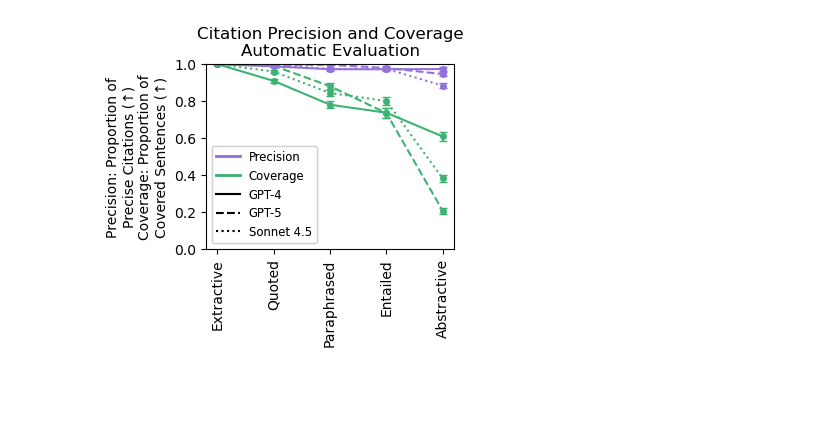
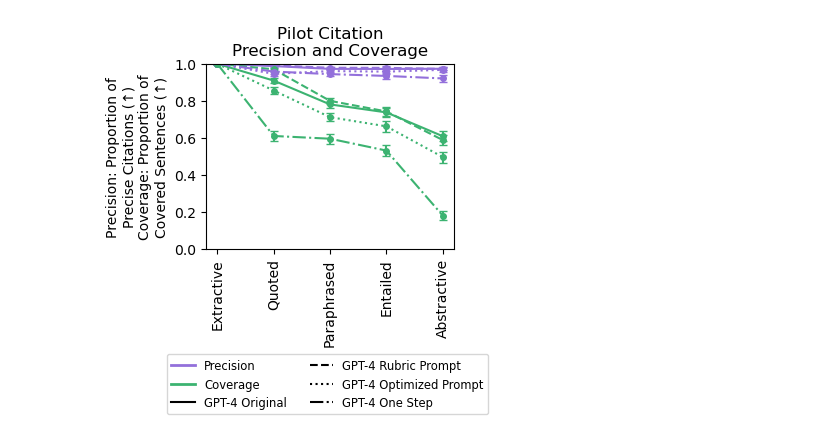
Before and after one commit to guestrin-lab/extractive-abstractive-spectrum, a Jupyter notebook: visualize_results/plotting_by_metric_gpt5_sonnet4.5.ipynb, the cells around one changed output. Drawn from its saved outputs; the diff is of its cells as text; code cells hidden in the pictures; blank space fills up the shorter version.

Commit message:
2026 revision visualization

```diff
--- a/visualize_results/plotting_by_metric_gpt5_sonnet4.5.ipynb
+++ b/visualize_results/plotting_by_metric_gpt5_sonnet4.5.ipynb
@@ -12,7 +16,8 @@ from matplotlib.lines import Line2D
 # %%
-plot_pilot_results = False
+plot_pilot_results = True
 plot_needs_citation = True
 plot_auto_eval_results = True
+plot_prompt_optimization_results = True
 
 datasets = ['NQ', 'Eta3G', 'MH', 'MASH']
 label_datasets = ['NQ', 'Eta3G', '2WikiMH', 'MASH']
@@ -29,7 +34,13 @@ def get_results_for_notebook(model_type):
 gpt4_all_results_df, gpt4_results = get_results_for_notebook('gpt4')
 gpt5_all_results_df, gpt5_results = get_results_for_notebook('gpt5')
 sonnet45_all_results_df, sonnet45_results = get_results_for_notebook('sonnet4.5')
-results_tag = 'auto_eval_reasoning'
+deep_seek_all_results_df, sonnet45_results = get_results_for_notebook('deep_seek')
+# gpt4_optimized_all_results_df, gpt4_optimized_results = get_results_for_notebook('gpt4_optimized')
+gpt4_optimized_all_results_df, gpt4_optimized_results = get_results_for_notebook('gpt4_optimized')
+gpt4_rubric_prompt_all_results_df, gpt4_rubric_prompt_results = get_results_for_notebook('gpt4_hand_crafted')
+gpt4_one_step_all_results_df, gpt4_one_step_results = get_results_for_notebook('one_step_results')
+
+results_tag = 'one_step_results'
 # %%
 # Plot Utility and Fluency in aggregate
 results_labels = datasets
@@ -108,50 +174,85 @@ print(utilities)
 # %%
 # Initialize the plot
 fig, ax1 = plt.subplots()
 fig.set_size_inches([3.2, 2.4])
 
-precisions = [get_avg_precision_by_op(gpt5_all_results_df, ops[1:])]
-coverages = [get_avg_coverage_by_op(gpt5_all_results_df, ops[1:])]
-fig, ax1 = plot_utility_or_fluency(precisions, ['Precision'], fig, ax1, colors=['mediumpurple'], model_type='GPT-5')
-fig, ax1 = plot_utility_or_fluency(coverages, ['Coverage'], fig, ax1, colors=['mediumseagreen'], model_type='GPT-5')
+# Set labels and title
+ax1.set_ylabel('Precision: Proportion of\nPrecise Citations (↑)\nCoverage: Proportion of\nCovered Sentences (↑)')
 
-precisions = [get_avg_precision_by_op(sonnet45_all_results_df, ops[1:])]
-coverages = [get_avg_coverage_by_op(sonnet45_all_results_df, ops[1:])]
-fig, ax1 = plot_utility_or_fluency(precisions, ['Precision'], fig, ax1, colors=['mediumpurple'], model_type='Sonnet 4.5')
-fig, ax1 = plot_utility_or_fluency(coverages, ['Coverage'], fig, ax1, colors=['mediumseagreen'], model_type='Sonnet 4.5')
 
 precisions = [get_avg_precision_by_op(gpt4_all_results_df, ops[1:])]
 coverages = [get_avg_coverage_by_op(gpt4_all_results_df, ops[1:])]
 fig, ax1 = plot_utility_or_fluency(precisions, ['Precision'], fig, ax1, colors=['mediumpurple'], model_type='GPT-4')
 fig, ax1 = plot_utility_or_fluency(coverages, ['Coverage'], fig, ax1, colors=['mediumseagreen'], model_type='GPT-4')
 
-# Set labels and title
-ax1.set_ylabel('Precision: Proportion of\nPrecise Citations (↑)\nCoverage: Proportion of\nCovered Sentences (↑)')
+if plot_prompt_optimization_results:
+    precisions = [get_avg_precision_by_op(gpt4_optimized_all_results_df, ops[1:])]
+    coverages = [get_avg_coverage_by_op(gpt4_optimized_all_results_df, ops[1:])]
+    fig, ax1 = plot_utility_or_fluency(precisions, ['Precision'], fig, ax1, colors=['mediumpurple'], model_type='GPT-4 Optimized')
+    fig, ax1 = plot_utility_or_fluency(coverages, ['Coverage'], fig, ax1, colors=['mediumseagreen'], model_type='GPT-4 Optimized')
 
-# set the legend
-color_legend = [
-    Line2D([0], [0], color='mediumpurple',  linewidth=2, label='Precision'),
-    Line2D([0], [0], color='mediumseagreen', linewidth=2, label='Coverage'),
-    Line2D([0], [0], color='black', linestyle='-',  linewidth=1.5, label='GPT-4'),
-    Line2D([0], [0], color='black', linestyle='--', linewidth=1.5, label='GPT-5'),
-    Line2D([0], [0], color='black', linestyle=':',  linewidth=1.5, label='Sonnet 4.5'),
-]
+    precisions = [get_avg_precision_by_op(gpt4_rubric_prompt_all_results_df, ops[1:])]
+    coverages = [get_avg_coverage_by_op(gpt4_rubric_prompt_all_results_df, ops[1:])]
+    fig, ax1 = plot_utility_or_fluency(precisions, ['Precision'], fig, ax1, colors=['mediumpurple'], model_type='GPT-4 Rubric Prompt')
+    fig, ax1 = plot_utility_or_fluency(coverages, ['Coverage'], fig, ax1, colors=['mediumseagreen'], model_type='GPT-4 Rubric Prompt')
 
-legend1 = ax1.legend(handles=color_legend, loc="lower left", fontsize='small', title_fontsize='small')
-ax1.add_artist(legend1)
+    precisions = [get_avg_precision_by_op(gpt4_one_step_all_results_df, ops[1:])]
+    coverages = [get_avg_coverage_by_op(gpt4_one_step_all_results_df, ops[1:])]
+    fig, ax1 = plot_utility_or_fluency(precisions, ['Precision'], fig, ax1, colors=['mediumpurple'], model_type='GPT-4 One Step')
+    fig, ax1 = plot_utility_or_fluency(coverages, ['Coverage'], fig, ax1, colors=['mediumseagreen'], model_type='GPT-4 One Step')
+
+    # set the legend
+    color_legend = [
+        Line2D([0], [0], color='mediumpurple',  linewidth=2, label='Precision'),
+        Line2D([0], [0], color='mediumseagreen', linewidth=2, label='Coverage'),
+        Line2D([0], [0], color='black', linestyle='-',  linewidth=1.5, label='GPT-4 Original'),
+        Line2D([0], [0], color='black', linestyle='--',  linewidth=1.5, label='GPT-4 Rubric Prompt'),
+        Line2D([0], [0], color='black', linestyle=':',  linewidth=1.5, label='GPT-4 Optimized Prompt'),
+        Line2D([0], [0], color='black', linestyle='-.',  linewidth=1.5, label='GPT-4 One Step'),
+    ]
+else:
+    precisions = [get_avg_precision_by_op(gpt5_all_results_df, ops[1:])]
+    coverages = [get_avg_coverage_by_op(gpt5_all_results_df, ops[1:])]
+    fig, ax1 = plot_utility_or_fluency(precisions, ['Precision'], fig, ax1, colors=['mediumpurple'], model_type='GPT-5')
+    fig, ax1 = plot_utility_or_fluency(coverages, ['Coverage'], fig, ax1, colors=['mediumseagreen'], model_type='GPT-5')
+
+    precisions = [get_avg_precision_by_op(sonnet45_all_results_df, ops[1:])]
+    coverages = [get_avg_coverage_by_op(sonnet45_all_results_df, ops[1:])]
+    fig, ax1 = plot_utility_or_fluency(precisions, ['Precision'], fig, ax1, colors=['mediumpurple'], model_type='Sonnet 4.5')
+    fig, ax1 = plot_utility_or_fluency(coverages, ['Coverage'], fig, ax1, colors=['mediumseagreen'], model_type='Sonnet 4.5')
+
+    precisions = [get_avg_precision_by_op(deep_seek_all_results_df, ops[1:])]
+    coverages = [get_avg_coverage_by_op(deep_seek_all_results_df, ops[1:])]
+    fig, ax1 = plot_utility_or_fluency(precisions, ['Precision'], fig, ax1, colors=['mediumpurple'], model_type='Deep Seek')
+    fig, ax1 = plot_utility_or_fluency(coverages, ['Coverage'], fig, ax1, colors=['mediumseagreen'], model_type='Deep Seek')
+
+    # set the legend
+    color_legend = [
+        Line2D([0], [0], color='mediumpurple',  linewidth=2, label='Precision'),
+        Line2D([0], [0], color='mediumseagreen', linewidth=2, label='Coverage'),
+        Line2D([0], [0], color='black', linestyle='-',  linewidth=1.5, label='GPT-4'),
+        Line2D([0], [0], color='black', linestyle='--', linewidth=1.5, label='GPT-5'),
+        Line2D([0], [0], color='black', linestyle=':',  linewidth=1.5, label='Sonnet 4.5'),
+        Line2D([0], [0], color='black', linestyle='-.',  linewidth=1.5, label='DeepSeek-V3.2'),
+    ]
+
+legend1 = ax1.legend(handles=color_legend, fontsize='small', title_fontsize='small', loc='upper center', bbox_to_anchor=(0.49, -0.54), ncol=2)
 
 if (plot_pilot_results):
     plt.title('Pilot Citation\nPrecision and Coverage')
 elif (plot_auto_eval_results):
     plt.title('Citation Precision and Coverage\nAutomatic Evaluation')
 else:
     plt.title('Citation Precision and Coverage')
 
 plt.ylim(0,1)
 
-plt.savefig('figures/precision_coverage_aggregate_'+results_tag, bbox_inches='tight', dpi=400)
+if plot_prompt_optimization_results:
+    plt.savefig('figures/prompt_opt_precision_coverage_aggregate_'+results_tag, bbox_inches='tight', dpi=400)
+else:
+    plt.savefig('figures/precision_coverage_aggregate_'+results_tag, bbox_inches='tight', dpi=400)
 
 # Show the plot
 plt.show()
 # %% [output]
-[figure, old version]
+[figure, new version]
```
Also changed, not shown: parts of 3 cells of this notebook, 3 other files.
